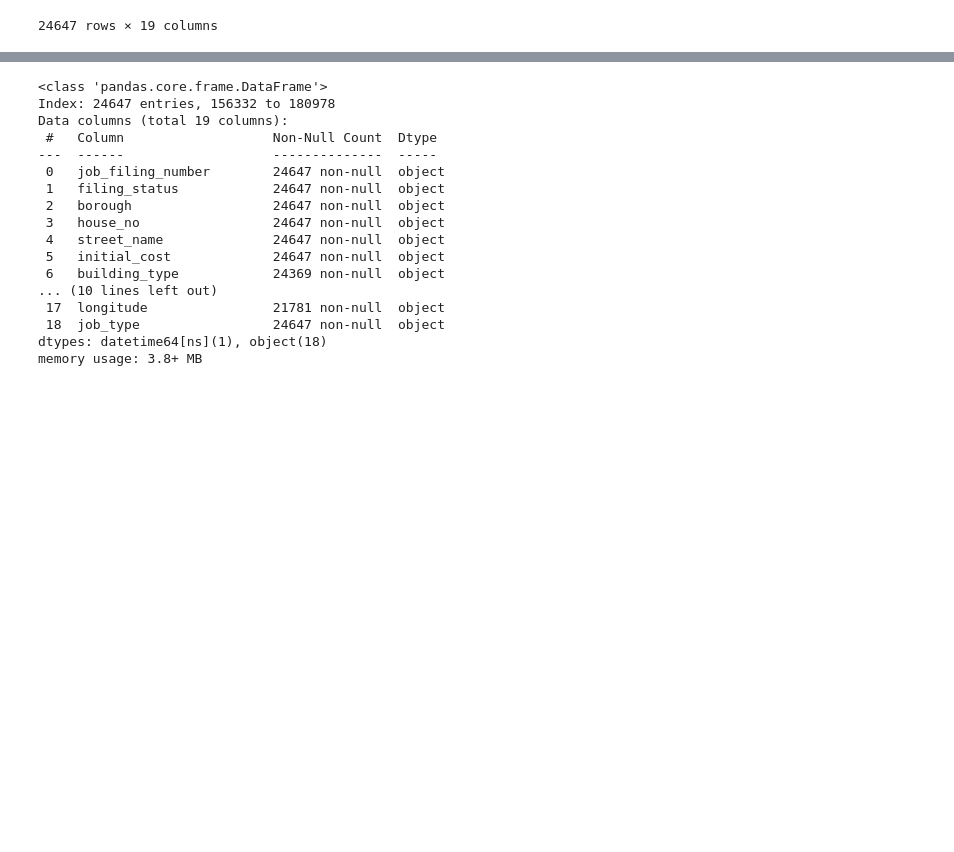
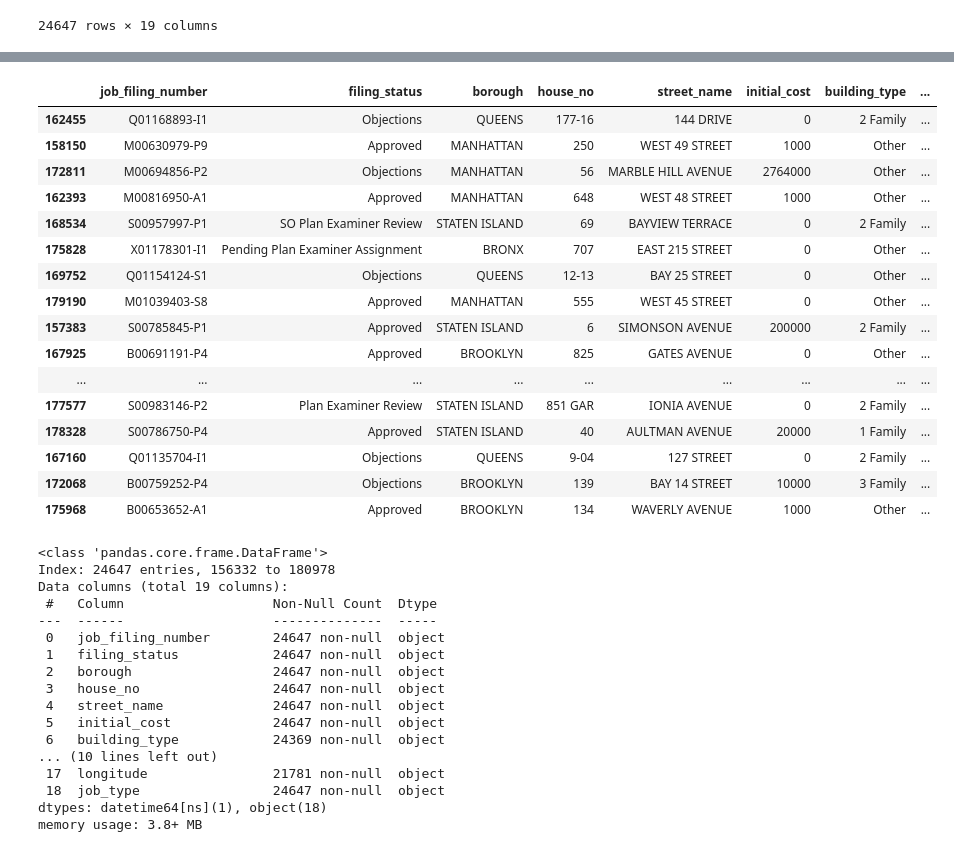
Before and after one commit to advanced-computing/will-naga-krishna, a Jupyter notebook: data_analysis_notebooks/construction_data_reviewing.ipynb, the cells around one changed output, grey strips where cells are left out. Saved outputs shown, nothing was run; the diff lists cells and outputs as text; code cells hidden in the pictures; blank space fills up the shorter version.

```diff
--- a/construction_data_reviewing.ipynb
+++ b/data_analysis_notebooks/construction_data_reviewing.ipynb
@@ -163,0 +186,2 @@ df_2025
+# %%
+new_buildings = df_2025[df_2025['job_type'].isin(['New Building'])]
@@ -164,3 +199,23 @@ df_2025
+# %%
+new_buildings.sample(20)
+# %% [output]
+|  | job_filing_number | filing_status | borough | house_no | street_name | initial_cost | building_type | ... |
+| 162455 | Q01168893-I1 | Objections | QUEENS | 177-16 | 144 DRIVE | 0 | 2 Family | ... |
+| 158150 | M00630979-P9 | Approved | MANHATTAN | 250 | WEST 49 STREET | 1000 | Other | ... |
+| 172811 | M00694856-P2 | Objections | MANHATTAN | 56 | MARBLE HILL AVENUE | 2764000 | Other | ... |
+| 162393 | M00816950-A1 | Approved | MANHATTAN | 648 | WEST 48 STREET | 1000 | Other | ... |
+| 168534 | S00957997-P1 | SO Plan Examiner Review | STATEN ISLAND | 69 | BAYVIEW TERRACE | 0 | 2 Family | ... |
+| 175828 | X01178301-I1 | Pending Plan Examiner Assignment | BRONX | 707 | EAST 215 STREET | 0 | Other | ... |
+| 169752 | Q01154124-S1 | Objections | QUEENS | 12-13 | BAY 25 STREET | 0 | Other | ... |
+| 179190 | M01039403-S8 | Approved | MANHATTAN | 555 | WEST 45 STREET | 0 | Other | ... |
+| 157383 | S00785845-P1 | Approved | STATEN ISLAND | 6 | SIMONSON AVENUE | 200000 | 2 Family | ... |
+| 167925 | B00691191-P4 | Approved | BROOKLYN | 825 | GATES AVENUE | 0 | Other | ... |
+| ... | ... | ... | ... | ... | ... | ... | ... | ... |
+| 177577 | S00983146-P2 | Plan Examiner Review | STATEN ISLAND | 851 GAR | IONIA AVENUE | 0 | 2 Family | ... |
+| 178328 | S00786750-P4 | Approved | STATEN ISLAND | 40 | AULTMAN AVENUE | 20000 | 1 Family | ... |
+| 167160 | Q01135704-I1 | Objections | QUEENS | 9-04 | 127 STREET | 0 | 2 Family | ... |
+| 172068 | B00759252-P4 | Objections | BROOKLYN | 139 | BAY 14 STREET | 10000 | 3 Family | ... |
+| 175968 | B00653652-A1 | Approved | BROOKLYN | 134 | WAVERLY AVENUE | 1000 | Other | ... |
 # %%
 df_2025.info()
 # %% [output]
```
Also changed, not shown: parts of 8 cells of this notebook, 4 other files.
